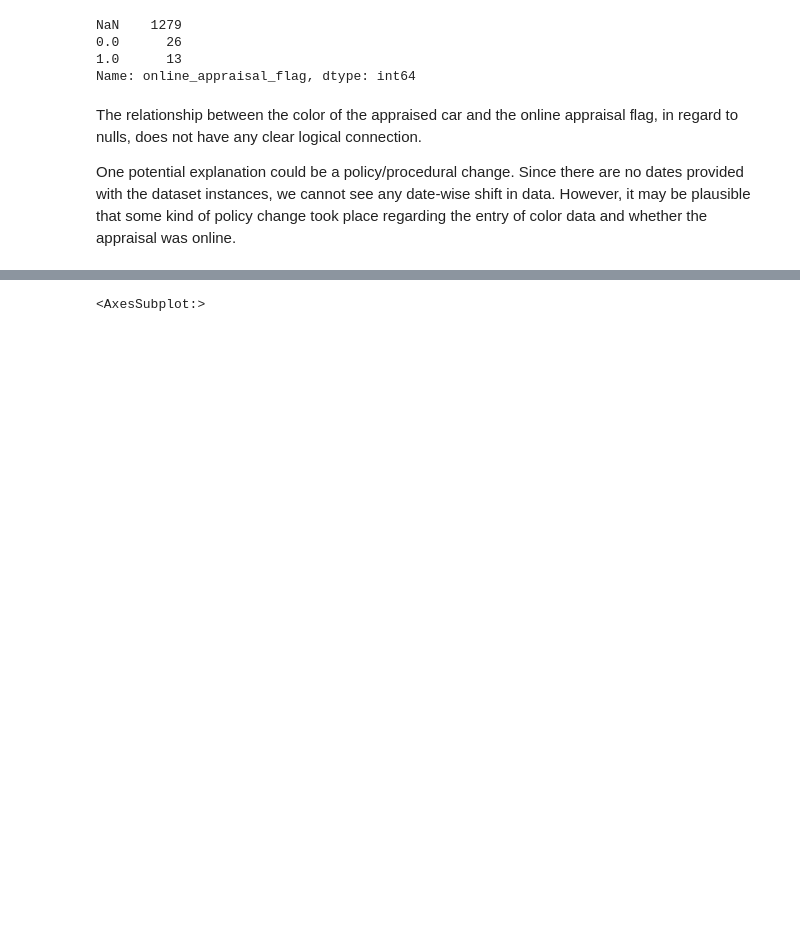
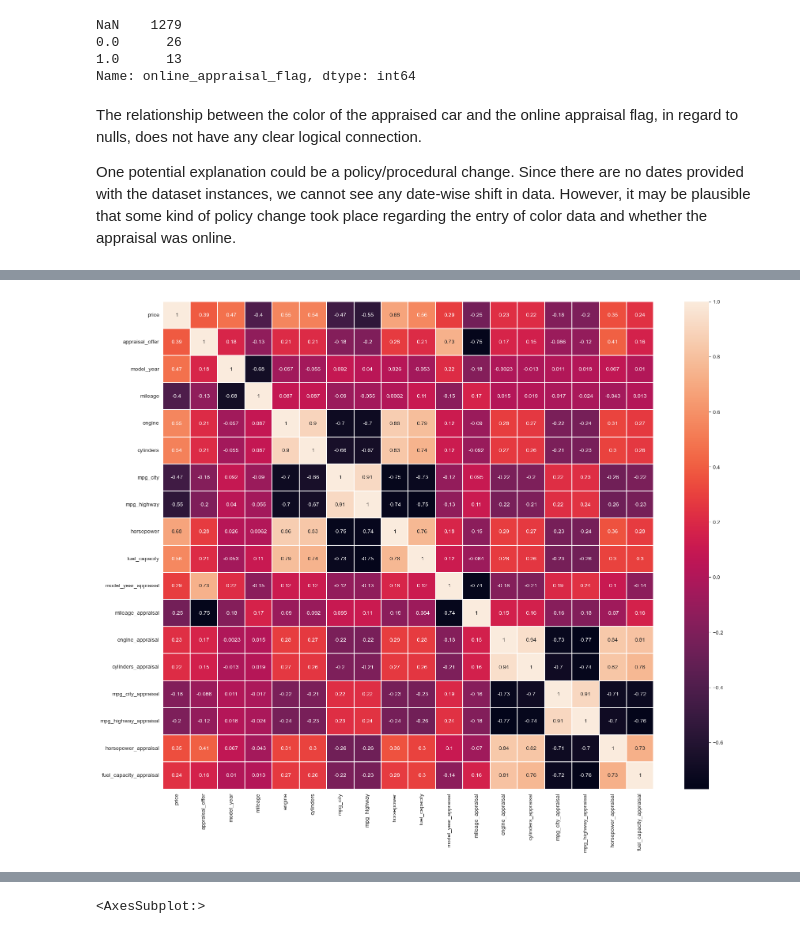
Before and after one commit to RoryStevens/CarMax-Analytics-Showcase, a Jupyter notebook: Winter-2023/CarMaxShowcase.ipynb, the cells around one changed output, grey strips where cells are left out. Cells and saved outputs as stored; diff of their text form; code cells hidden in the pictures; blank space fills up the shorter version.

```diff
--- a/Winter-2023/CarMaxShowcase.ipynb
+++ b/Winter-2023/CarMaxShowcase.ipynb
@@ -454,0 +489,5 @@ One potential explanation could be a policy/procedural change. Since there are n
+# %%
+fig,ax = plt.subplots(figsize=(20,16))
+heat_fig = sns.heatmap(trimmed_raw_df.select_dtypes(include = 'number').corr(), xticklabels = trimmed_raw_df.select_dtypes(include = 'number').columns, yticklabels = trimmed_raw_df.select_dtypes(include = 'number').columns,linewidths=0.1, annot = True)
+# %% [output]
+[figure, added]
```
Also changed, not shown: parts of 14 cells of this notebook.
